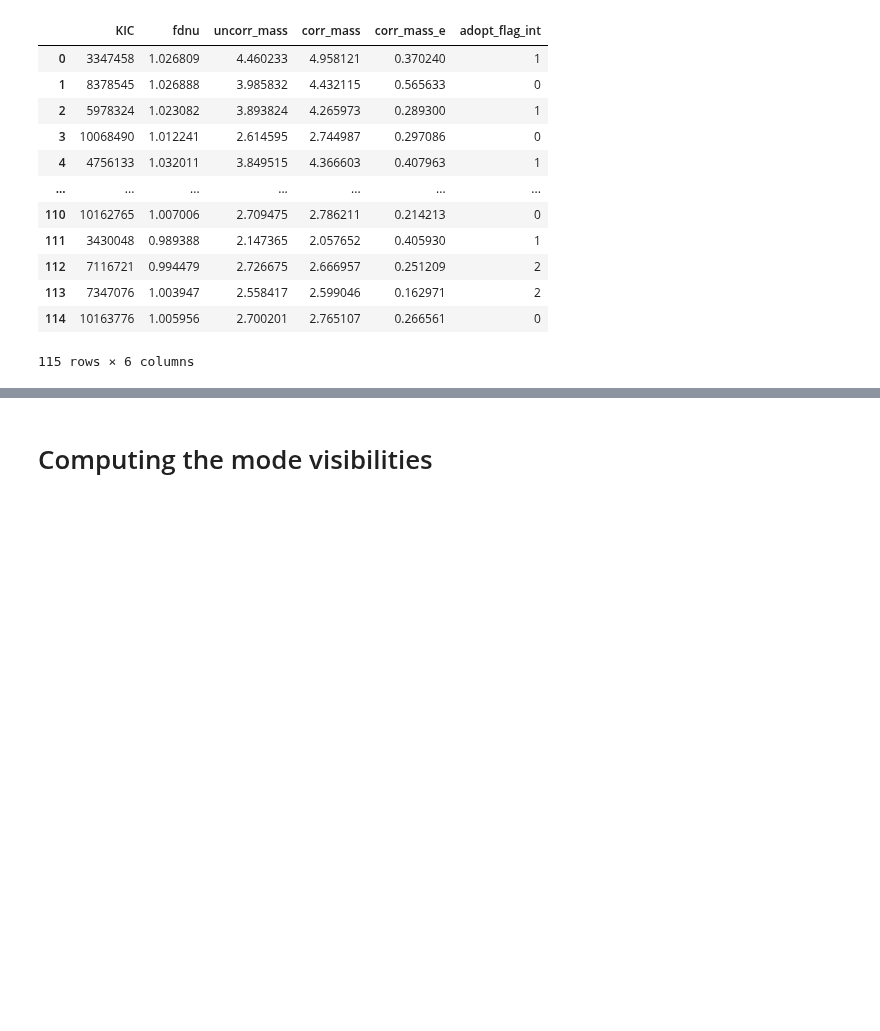
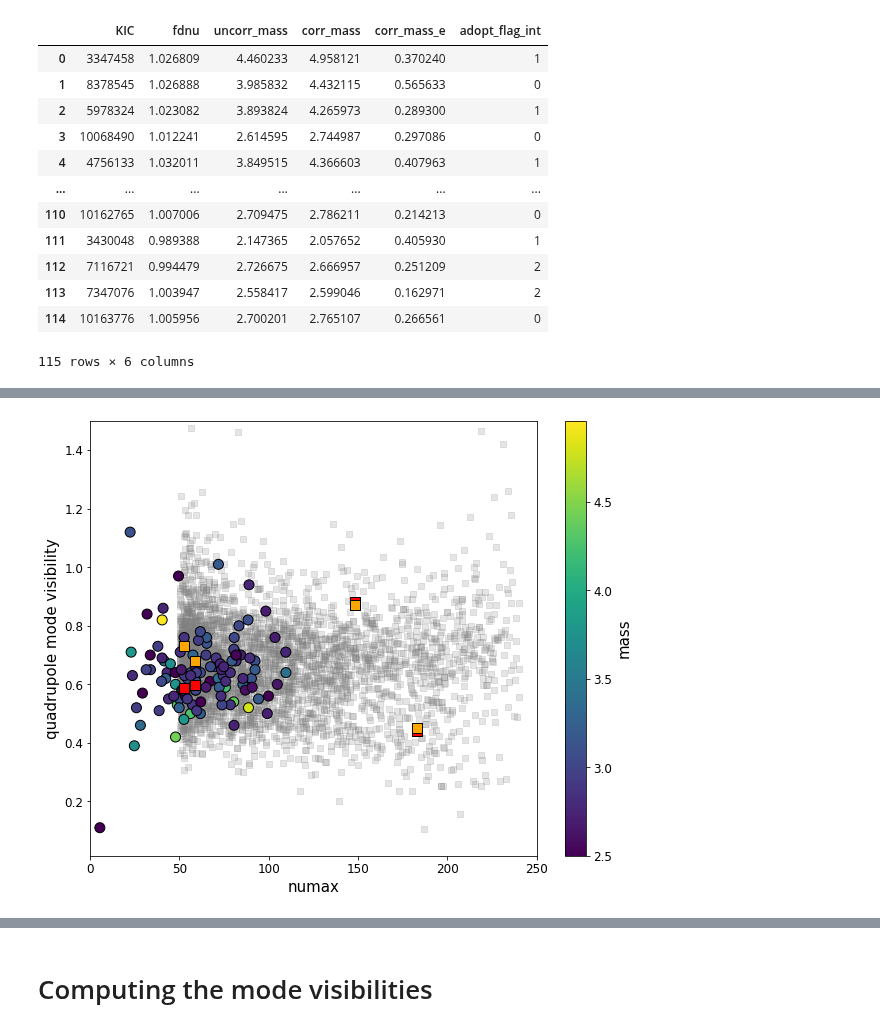
Before and after one commit to courtcraw/Notebooks, a Jupyter notebook: mode_visibilities.ipynb, the cells around one changed output, grey strips where cells are left out. Cells and saved outputs as stored; diff of their text form; code cells hidden in the pictures; blank space fills up the shorter version.

```diff
--- a/mode_visibilities.ipynb
+++ b/mode_visibilities.ipynb
@@ -162,0 +240,29 @@ plt.show()
+# %%
+plt.scatter(dennis_vis['Numax/muHz'],#[dennis_vis['Mass/Msun']>1.5],
+            dennis_vis['V^2(l=2)'],#[dennis_vis['Mass/Msun']>1.5],
+            s=40,marker='s',color='grey',alpha=0.2)
+
+# plt.plot(dennis_vis_models['numax/microHz'][dennis_vis_models['Mass/Msun']==1.9],
+#          dennis_vis_models['V^2(l=2,tau=10d)'][dennis_vis_models['Mass/Msun']==1.9],linewidth=2)
+
+plt.scatter(highmass_rc_newvals['pysyd_numax'],highmass_rc_newvals['l2_vis'],
+            c=adopted_masses['corr_mass'],cmap='viridis',s=100,edgecolor='k')
+plt.colorbar(label='mass')
+plt.clim(vmin=2.5)
+
+for i in range(0,len(dennis_vis)):
+    if dennis_vis['KIC'][i] in [2141255,4348666,2305987,1296068]:
+        plt.scatter(dennis_vis['Numax/muHz'][i],dennis_vis['V^2(l=2)'][i],
+                    color='red',s=100,edgecolor='k',marker='s')
+plt.scatter(vistest_numax,vistest_quadru,
+            color='orange',s=100,edgecolor='k',marker='s')
+
+
+plt.ylim(top=1.5)
+plt.xlim(0,250)
+plt.xlabel('numax')
+plt.ylabel('quadrupole mode visibility')
+plt.savefig('/Users/ccra8514/Desktop/quadru_vis',dpi=300,bbox_inches='tight')
+plt.show()
+# %% [output]
+[figure, added]
```
Also changed, not shown: parts of 14 cells of this notebook, 2 other files.
